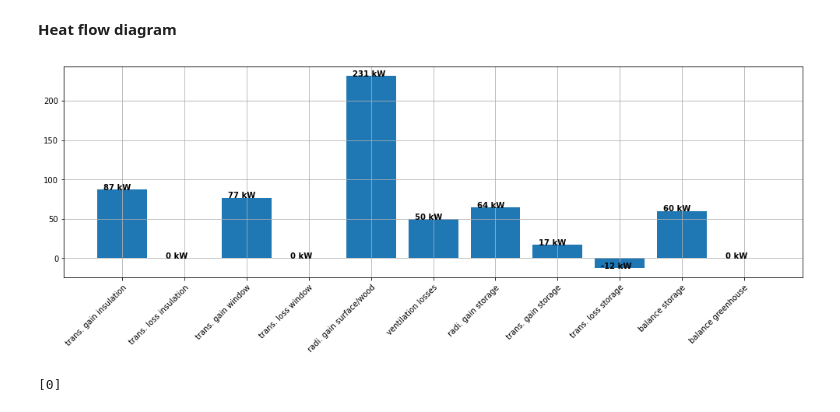
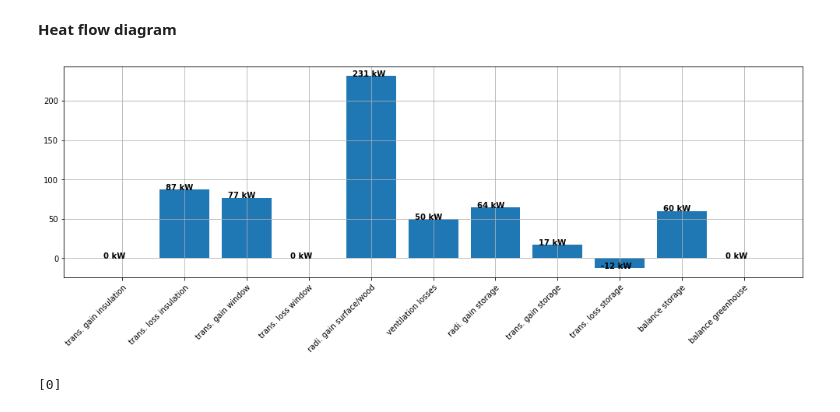
Before and after one commit to Taubenstrohhalm/SolarThermalColdframe, a Jupyter notebook: SolarThermalColdframe.ipynb, the cells around one changed output. Drawn from its saved outputs; the diff is of its cells as text; code cells hidden in the pictures.

```diff
--- a/SolarThermalColdframe.ipynb
+++ b/SolarThermalColdframe.ipynb
@@ -864,38 +864,38 @@ NameError: name 'time' is not defined
 # plot the sum of the individual heatflows for comparisson
 import matplotlib.pyplot as plt
 
-heat_flows_sum = {'trans. gain insulation' : np.sum(np.clip(heat_flow_trans_insulation, a_min=0,a_max = np.max(heat_flow_trans_insulation)))/1000,
-                  'trans. loss insulation' : np.sum(np.clip(heat_flow_trans_insulation, a_min=np.min(heat_flow_trans_insulation),a_max = 0))/1000,
+heat_flows_sum = {'trans. gain insulation' : np.sum(np.clip(heat_flow_trans_insulation, a_min=0,a_max = np.min(heat_flow_trans_insulation)))/1000,
+                  'trans. loss insulation' : np.sum(np.clip(heat_flow_trans_insulation, a_max=np.max(heat_flow_trans_insulation),a_min = 0))/1000,
                   'trans. gain window'     : np.sum(np.clip(heat_flow_trans_window,     a_min=0, a_max = np.max(heat_flow_trans_window)))/1000,
                   'trans. loss window'     : np.sum(np.clip(heat_flow_trans_window,     a_min=np.min(heat_flow_trans_window),a_max = 0))/1000,
                   'radi. gain surface/wood'     : np.sum(heat_flow_radiative_gain_wood)/1000,
                   'ventilation losses'     : np.sum(heat_flow_ventilation)/1000,
                   'radi. gain storage'    : np.sum(heat_flow_radiative_gain_storage)/1000,
                   'trans. gain storage'    : np.sum(np.clip(heat_flow_trans_storage, a_min = 0, a_max = np.max(heat_flow_trans_storage)))/1000,
                   'trans. loss storage'    : np.sum(np.clip(heat_flow_trans_storage, a_min = np.min(heat_flow_trans_storage), a_max = 0))/1000,
                   'balance storage'    : np.sum(heat_flow_balance_storage)/1000,
                   'balance greenhouse'    : np.sum(heat_flow_balance)/1000,
                   }
 
 y_pos = np.arange(len(heat_flows_sum))
 
 fig, ax = plt.subplots()
 ax.bar(y_pos,heat_flows_sum.values(),align='center')
 #ax.xticks(rotation=90)
 ax.set_xticks(y_pos)
 ax.set_xticklabels(heat_flows_sum.keys())
 # Rotate the tick labels and set their alignment.
 plt.setp(ax.get_xticklabels(), rotation=45, ha="right",
          rotation_mode="anchor")
 
 
 for i, v in enumerate(heat_flows_sum.values()):
     ax.text( i -0.3 ,v, '{:.0f} kW'.format(v), fontweight='bold');
 
 ax.grid('True');
 fig.set_size_inches(17, 5)
 # %% [output]
-[figure, old version]
+[figure, new version]
 # %%
 heat_flow_trans_storage
 # %% [output]
```
Also changed, not shown: parts of 1 cell of this notebook.
